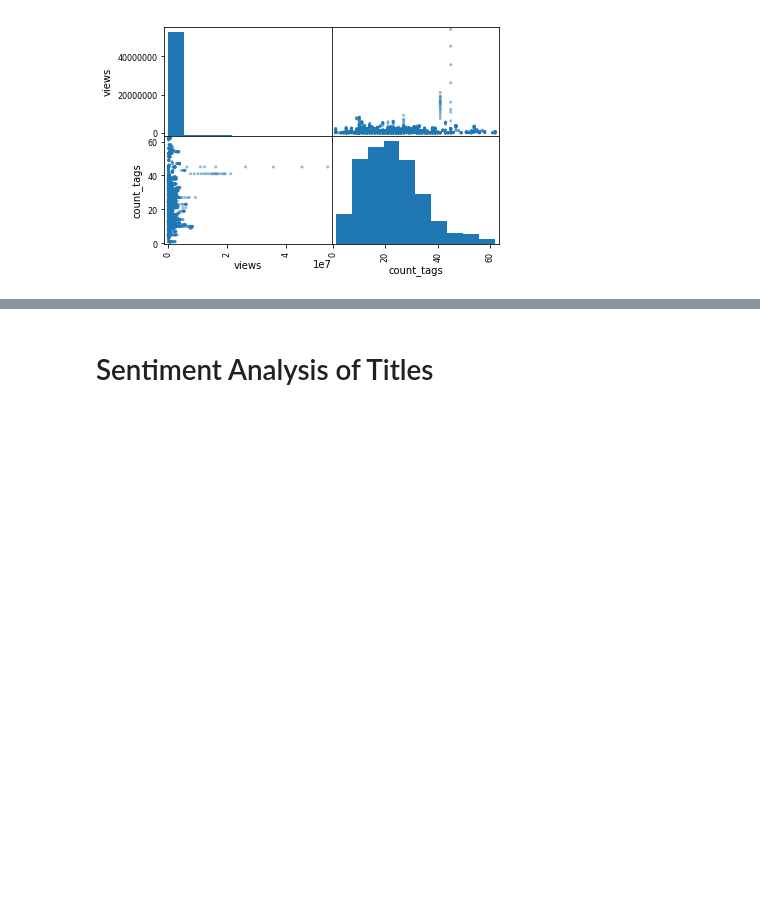
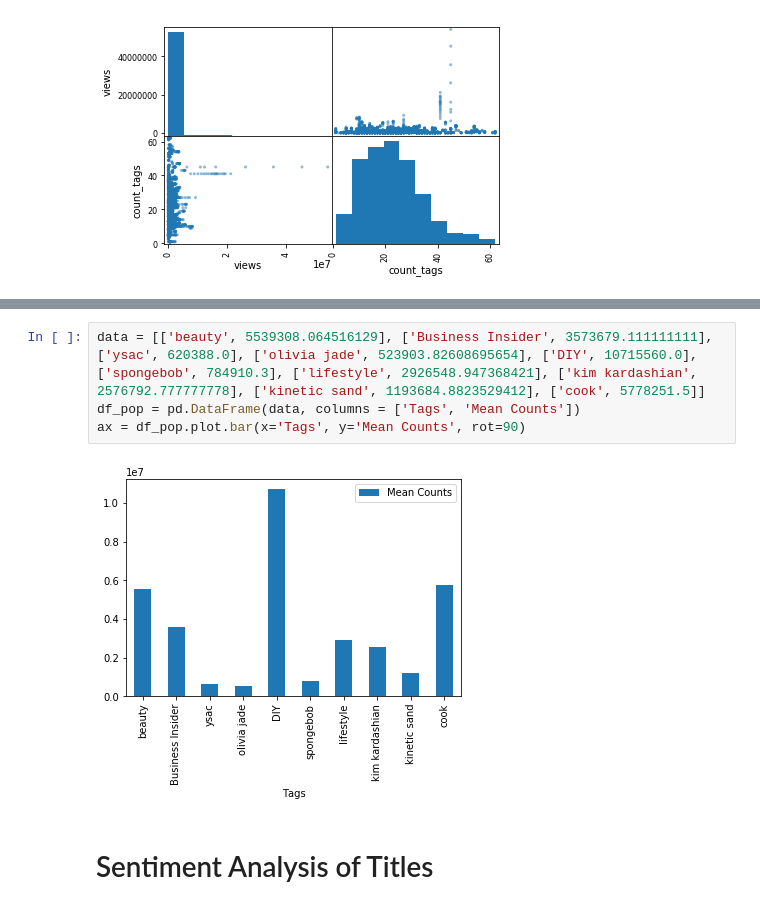
Before and after one commit to dtn058/FinalProject_group46, a Jupyter notebook: COGS108 Final project.ipynb, the cells around one changed output, grey strips where cells are left out. Saved outputs shown, nothing was run; the diff lists cells and outputs as text; blank space fills up the shorter version.

```diff
--- a/COGS108 Final project.ipynb
+++ b/COGS108 Final project.ipynb
@@ -104,3 +177,9 @@ array([[<matplotlib.axes._subplots.AxesSubplot object at 0x...>,
+# %%
+data = [['beauty', 5539308.064516129], ['Business Insider', 3573679.111111111], ['ysac', 620388.0], ['olivia jade', 523903.82608695654], ['DIY', 10715560.0], ['spongebob', 784910.3], ['lifestyle', 2926548.947368421], ['kim kardashian', 2576792.777777778], ['kinetic sand', 1193684.8823529412], ['cook', 5778251.5]]
+df_pop = pd.DataFrame(data, columns = ['Tags', 'Mean Counts'])
+ax = df_pop.plot.bar(x='Tags', y='Mean Counts', rot=90)
+# %% [output]
+[figure, added]
 # %% [markdown]
 # Sentiment Analysis of Titles
 # %% [markdown]
```
Also changed, not shown: parts of 5 cells of this notebook.
